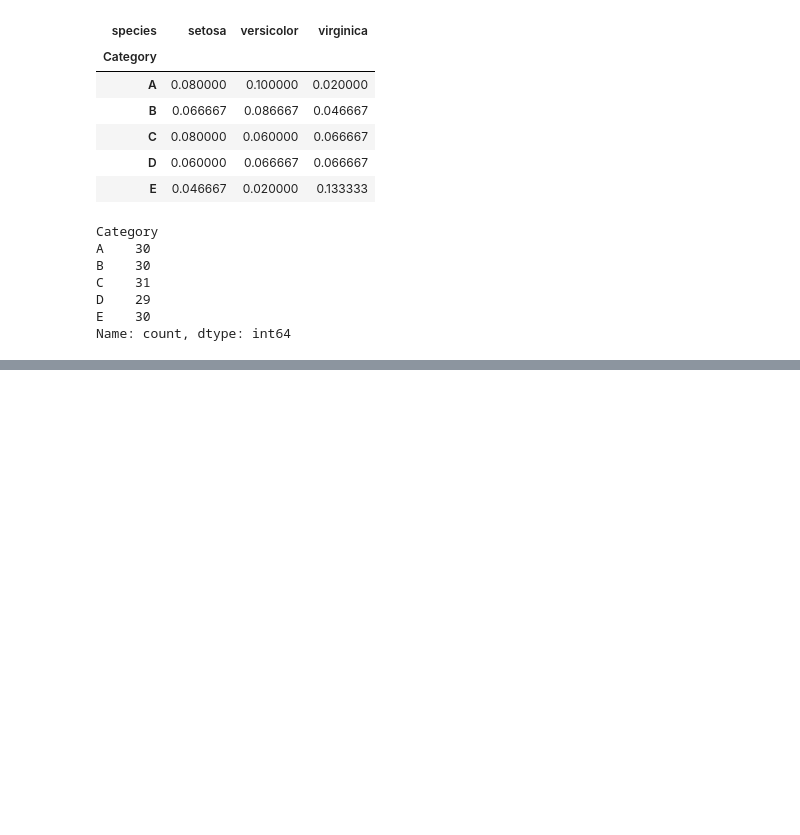
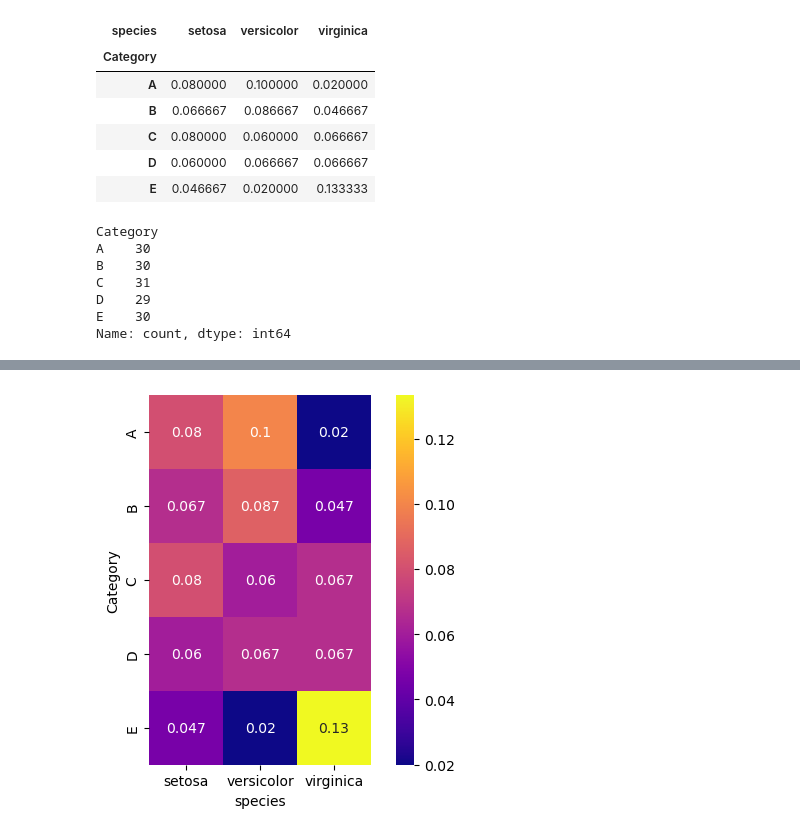
Before and after one commit to Arch-jyh/iris_books, a Jupyter notebook: book1/23/exersice.ipynb, the cells around one changed output, grey strips where cells are left out. Drawn from its saved outputs; the diff is of its cells as text; code cells hidden in the pictures; blank space fills up the shorter version.

```diff
--- a/book1/23/exersice.ipynb
+++ b/book1/23/exersice.ipynb
@@ -156,0 +162,7 @@ Name: count, dtype: int64
+# %%
+import seaborn as sns
+import matplotlib.pyplot as plt
+sns.heatmap(prob_matrix,cmap = 'plasma',square = True,annot = True)
+plt.savefig('heatmap.svg')
+# %% [output]
+[figure, added]
```
Also changed, not shown: parts of 12 cells of this notebook, 1 other file.
